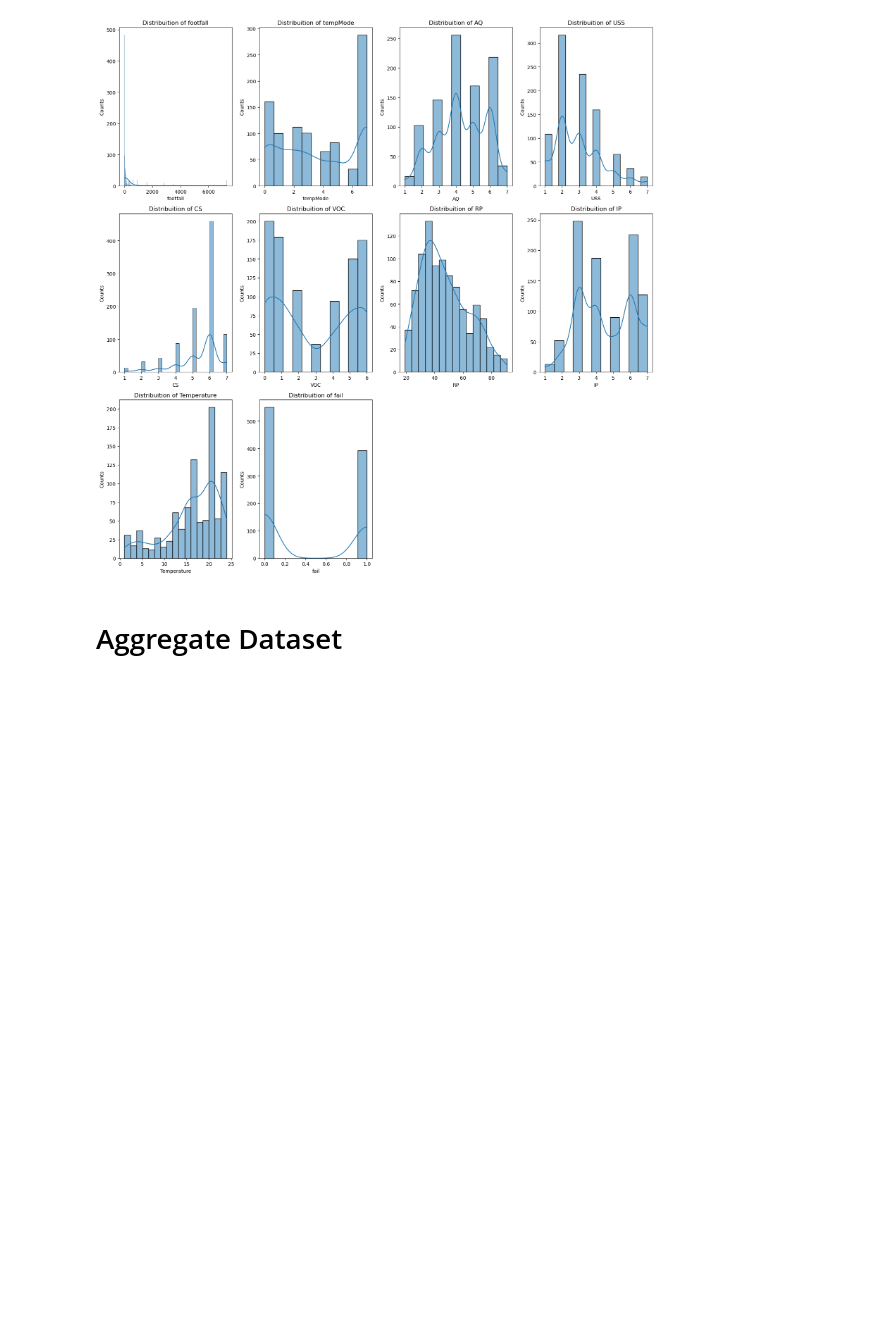
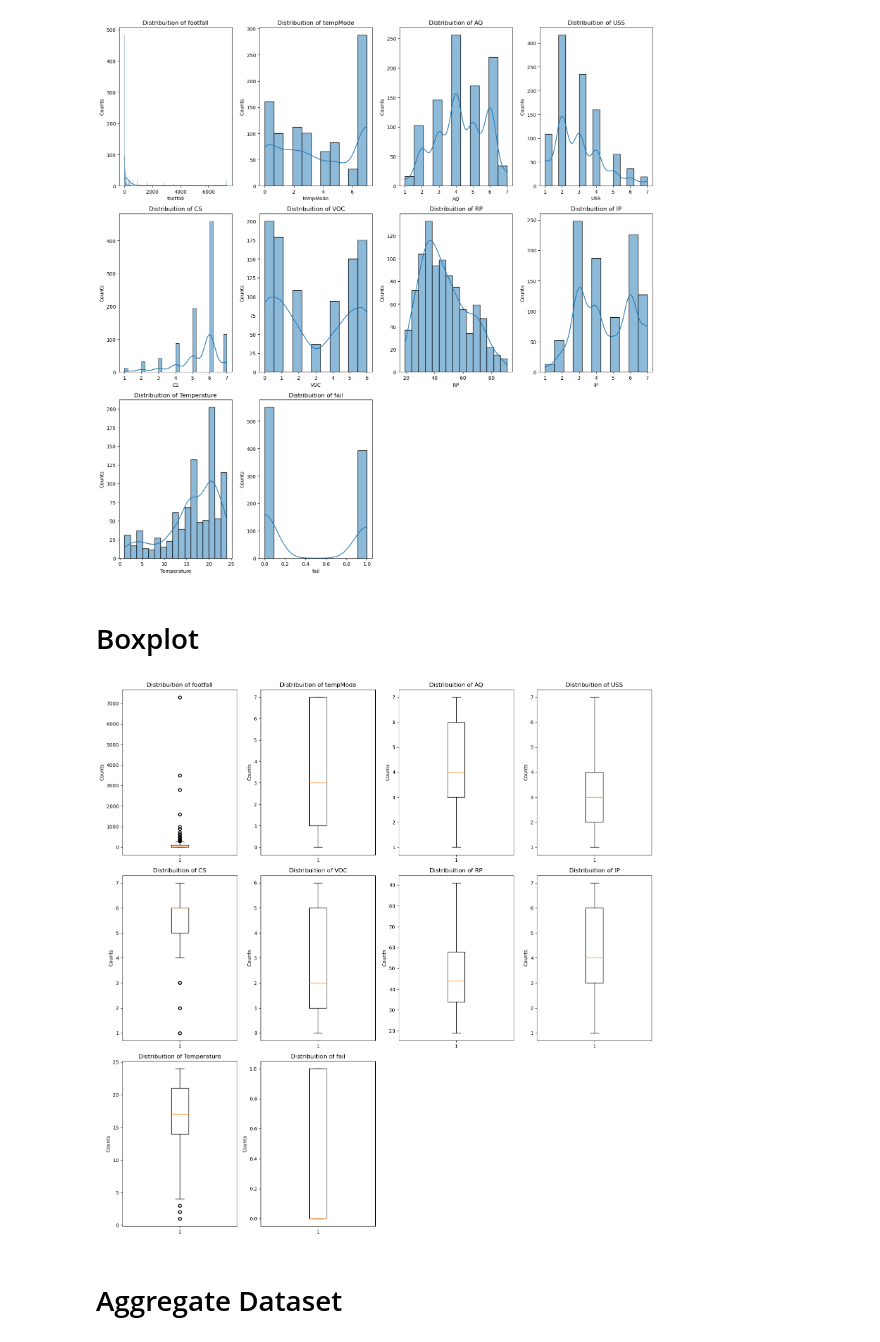
Before and after one commit to MaukanMir/Machine-Failure-Prediction, a Jupyter notebook: training.ipynb, the cells around one changed output. Saved outputs shown, nothing was run; the diff lists cells and outputs as text; code cells hidden in the pictures; blank space fills up the shorter version.

```diff
--- a/training.ipynb
+++ b/training.ipynb
@@ -272,6 +272,12 @@ sns.heatmap(data=relations, annot=True)
 plot_distribution(df,"Hist")
 # %% [output]
 [figure]
+# %% [markdown]
+# Boxplot
+# %%
+plot_distribution(df,"box")
+# %% [output]
+[figure, added]
 # %% [markdown]
 # Aggregate Dataset
 # %% [markdown]
```
Also changed, not shown: parts of 3 cells of this notebook.
